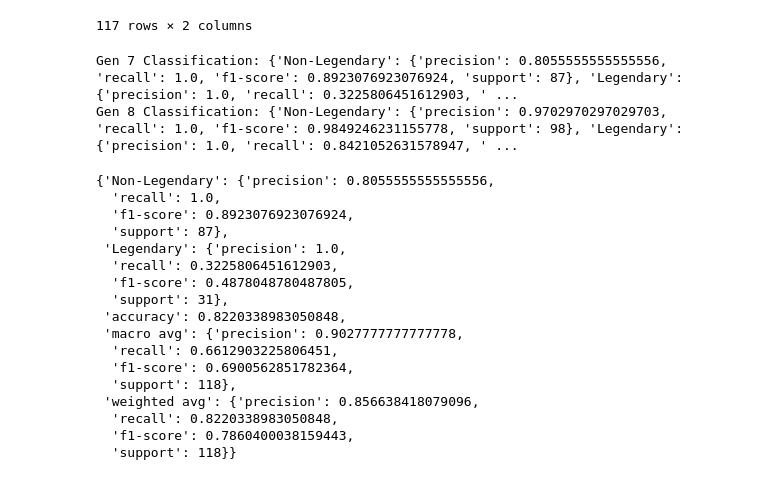
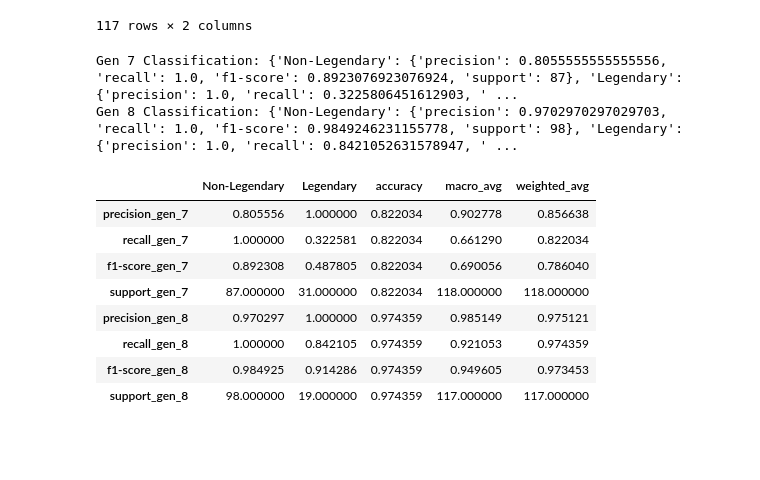
Before and after one commit to zarzarbinks0702/Legendary-Pokemon-Learning, a Jupyter notebook: ML-models/logistic-regression.ipynb, the cells around one changed output. Cells and saved outputs as stored; diff of their text form; code cells hidden in the pictures; blank space fills up the shorter version.

```diff
--- a/ML-models/logistic-regression.ipynb
+++ b/ML-models/logistic-regression.ipynb
@@ -7,7 +7,11 @@ import json
 pd.set_option('display.max_columns', None)
 # %%
 # Read sqlite query results into a pandas DataFrame
-con = sqlite3.connect("/Users/joshhopkins/Desktop/Data Bootcamp/Legendary-Pokemon-Learning/Data-and-DBs/pokedex.db")
+con = sqlite3.connect("../Data-and-DBs/pokedex.db")
+
+cursor = con.cursor()
+cursor.execute('DROP table IF EXISTS logistic_regression_results')
+
 train_df = pd.read_sql_query("SELECT * from gens_1_to_6", con)
 
 # Verify that result of SQL query is stored in the dataframe
@@ -153,29 +155,5 @@ pd.DataFrame({"GEN 8 Prediction": predictions_2, "Actual": y_test_2}).reset_inde
 117 rows × 2 columns
 # %%
 from sklearn.metrics import classification_report
-print(f'Gen 7 Classification: {classification_report(y_test_1, predictions_1, target_names=["Non-Legendary", "Legendary"], output_dict=True)}')
-print(f'Gen 8 Classification: {classification_report(y_test_2, predictions_2, target_names=["Non-Legendary", "Legendary"], output_dict=True)}')
+Gen_7_class_report = classification_report(y_test_1, predictions_1, target_names=["Non-Legendary", "Legendary"], output_dict=True)
+Gen_8_class_report = classification_report(y_test_2, predictions_2, target_names=["Non-Legendary", "Legendary"], output_dict=True)
-# %% [output]
-Gen 7 Classification: {'Non-Legendary': {'precision': 0.8055555555555556, 'recall': 1.0, 'f1-score': 0.8923076923076924, 'support': 87}, 'Legendary': {'precision': 1.0, 'recall': 0.3225806451612903, ' ...
-Gen 8 Classification: {'Non-Legendary': {'precision': 0.9702970297029703, 'recall': 1.0, 'f1-score': 0.9849246231155778, 'support': 98}, 'Legendary': {'precision': 1.0, 'recall': 0.8421052631578947, ' ...
-# %%
-Gen_7_class_report = classification_report(y_test_1, predictions_1, target_names=["Non-Legendary", "Legendary"], output_dict=True)
-Gen_7_class_report
-# %% [output]
-{'Non-Legendary': {'precision': 0.8055555555555556,
-  'recall': 1.0,
-  'f1-score': 0.8923076923076924,
-  'support': 87},
- 'Legendary': {'precision': 1.0,
-  'recall': 0.3225806451612903,
-  'f1-score': 0.4878048780487805,
-  'support': 31},
- 'accuracy': 0.8220338983050848,
- 'macro avg': {'precision': 0.9027777777777778,
-  'recall': 0.6612903225806451,
-  'f1-score': 0.6900562851782364,
-  'support': 118},
- 'weighted avg': {'precision': 0.856638418079096,
-  'recall': 0.8220338983050848,
-  'f1-score': 0.7860400038159443,
-  'support': 118}}
@@ -183,0 +160,31 @@ Gen_8_class_report = classification_report(y_test_2, predictions_2, target_names
+# %%
+print(f'Gen 7 Classification: {Gen_7_class_report}')
+print(f'Gen 8 Classification: {Gen_8_class_report}')
+# %% [output]
+Gen 7 Classification: {'Non-Legendary': {'precision': 0.8055555555555556, 'recall': 1.0, 'f1-score': 0.8923076923076924, 'support': 87}, 'Legendary': {'precision': 1.0, 'recall': 0.3225806451612903, ' ...
+Gen 8 Classification: {'Non-Legendary': {'precision': 0.9702970297029703, 'recall': 1.0, 'f1-score': 0.9849246231155778, 'support': 98}, 'Legendary': {'precision': 1.0, 'recall': 0.8421052631578947, ' ...
+# %%
+#convert results to dataframe
+gen_7_classification_df = pd.DataFrame.from_dict(Gen_7_class_report)
+gen_7_classification_df.rename({'precision': 'precision_gen_7',
+                                     'recall': 'recall_gen_7',
+                                     'f1-score': 'f1-score_gen_7',
+                                     'support': 'support_gen_7'}, inplace=True)
+gen_8_classification_df = pd.DataFrame.from_dict(Gen_8_class_report)
+gen_8_classification_df.rename({'precision': 'precision_gen_8',
+                                     'recall': 'recall_gen_8',
+                                     'f1-score': 'f1-score_gen_8',
+                                     'support': 'support_gen_8'}, inplace=True)
+logistic_regression_results = gen_7_classification_df.append(gen_8_classification_df)
+logistic_regression_results.rename(columns={'macro avg': 'macro_avg', 'weighted avg': 'weighted_avg'}, inplace=True)
+logistic_regression_results
+# %% [output]
+|  | Non-Legendary | Legendary | accuracy | macro_avg | weighted_avg |
+| precision_gen_7 | 0.805556 | 1.000000 | 0.822034 | 0.902778 | 0.856638 |
+| recall_gen_7 | 1.000000 | 0.322581 | 0.822034 | 0.661290 | 0.822034 |
+| f1-score_gen_7 | 0.892308 | 0.487805 | 0.822034 | 0.690056 | 0.786040 |
+| support_gen_7 | 87.000000 | 31.000000 | 0.822034 | 118.000000 | 118.000000 |
+| precision_gen_8 | 0.970297 | 1.000000 | 0.974359 | 0.985149 | 0.975121 |
+| recall_gen_8 | 1.000000 | 0.842105 | 0.974359 | 0.921053 | 0.974359 |
+| f1-score_gen_8 | 0.984925 | 0.914286 | 0.974359 | 0.949605 | 0.973453 |
+| support_gen_8 | 98.000000 | 19.000000 | 0.974359 | 117.000000 | 117.000000 |
```
Also changed, not shown: parts of 4 cells of this notebook, 3 other files.
